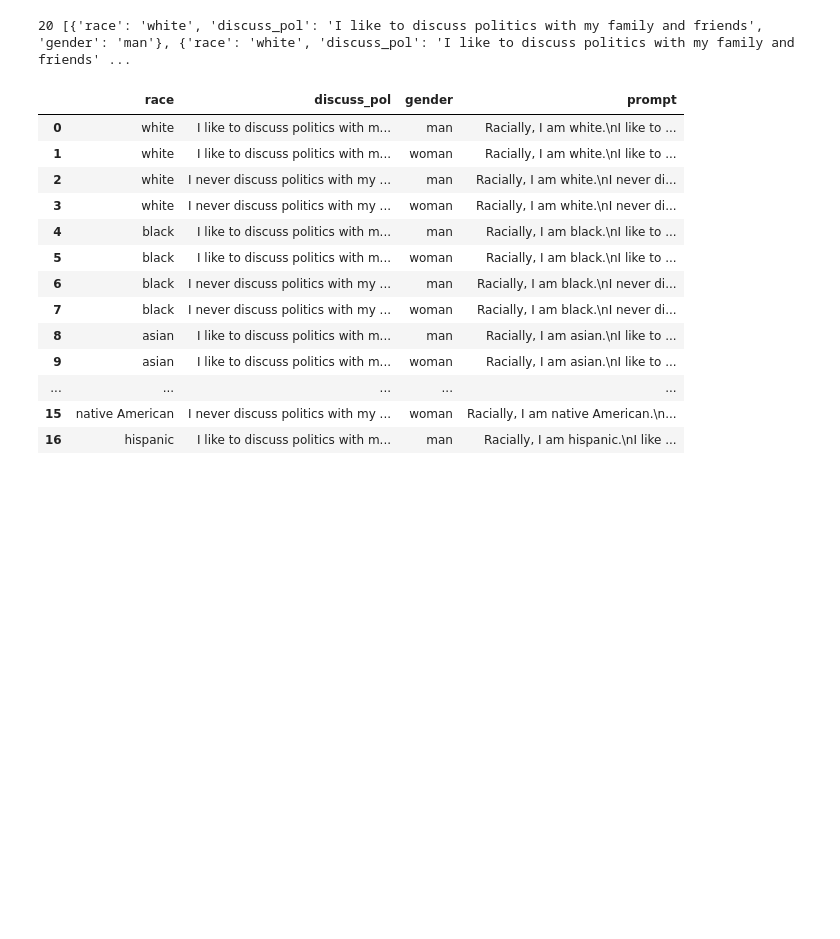
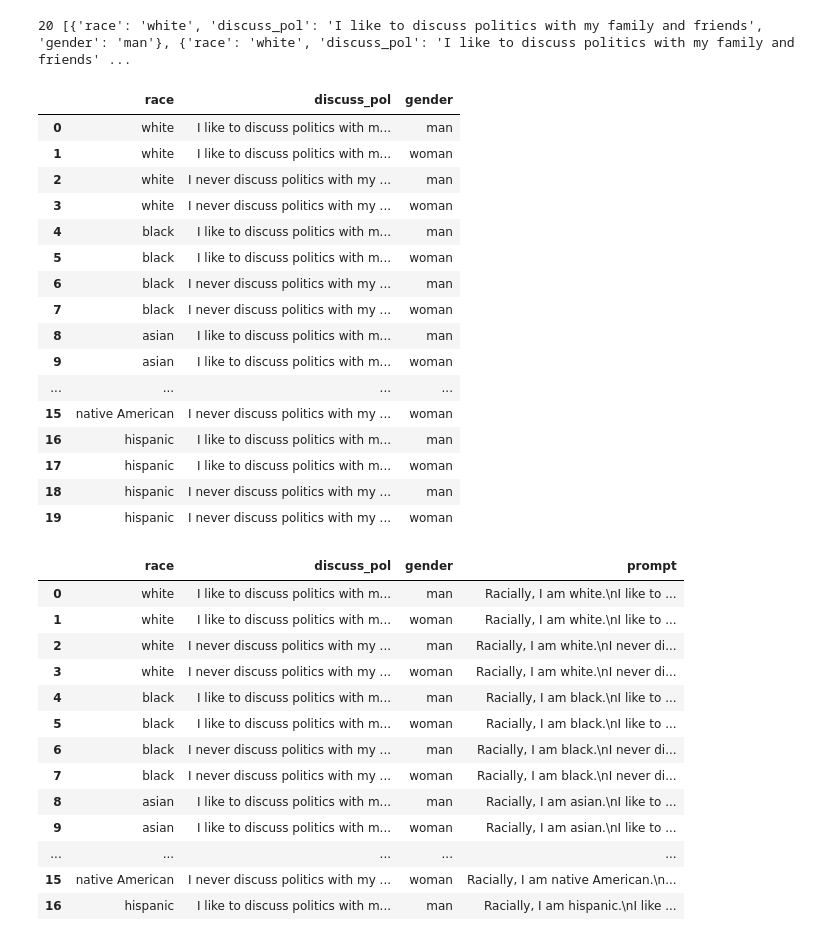
Before and after one commit to dgarcia-eu/SILLM, a Jupyter notebook: Tutorials/tutorial_10_sillm_psychometrics.ipynb, the cells around one changed output. Saved outputs shown, nothing was run; the diff lists cells and outputs as text; code cells hidden in the pictures; blank space fills up the shorter version.

```diff
--- a/Tutorials/tutorial_10_sillm_psychometrics.ipynb
+++ b/Tutorials/tutorial_10_sillm_psychometrics.ipynb
@@ -193,6 +191,25 @@ print(len(permutations_dicts), permutations_dicts)
 # %%
 # let's convert this to a dataframe so that we can store it easily and also retain the order
 prompts_df = pd.DataFrame(permutations_dicts)
+prompts_df
+# %% [output]
+|  | race | discuss_pol | gender |
+| 0 | white | I like to discuss politics with m... | man |
+| 1 | white | I like to discuss politics with m... | woman |
+| 2 | white | I never discuss politics with my ... | man |
+| 3 | white | I never discuss politics with my ... | woman |
+| 4 | black | I like to discuss politics with m... | man |
+| 5 | black | I like to discuss politics with m... | woman |
+| 6 | black | I never discuss politics with my ... | man |
+| 7 | black | I never discuss politics with my ... | woman |
+| 8 | asian | I like to discuss politics with m... | man |
+| 9 | asian | I like to discuss politics with m... | woman |
+| ... | ... | ... | ... |
+| 15 | native American | I never discuss politics with my ... | woman |
+| 16 | hispanic | I like to discuss politics with m... | man |
+| 17 | hispanic | I like to discuss politics with m... | woman |
+| 18 | hispanic | I never discuss politics with my ... | man |
+| 19 | hispanic | I never discuss politics with my ... | woman |
 # %%
 # now convert this to a full prompt with the text_template
 prompts = []
```
Also changed, not shown: parts of 33 cells of this notebook.
